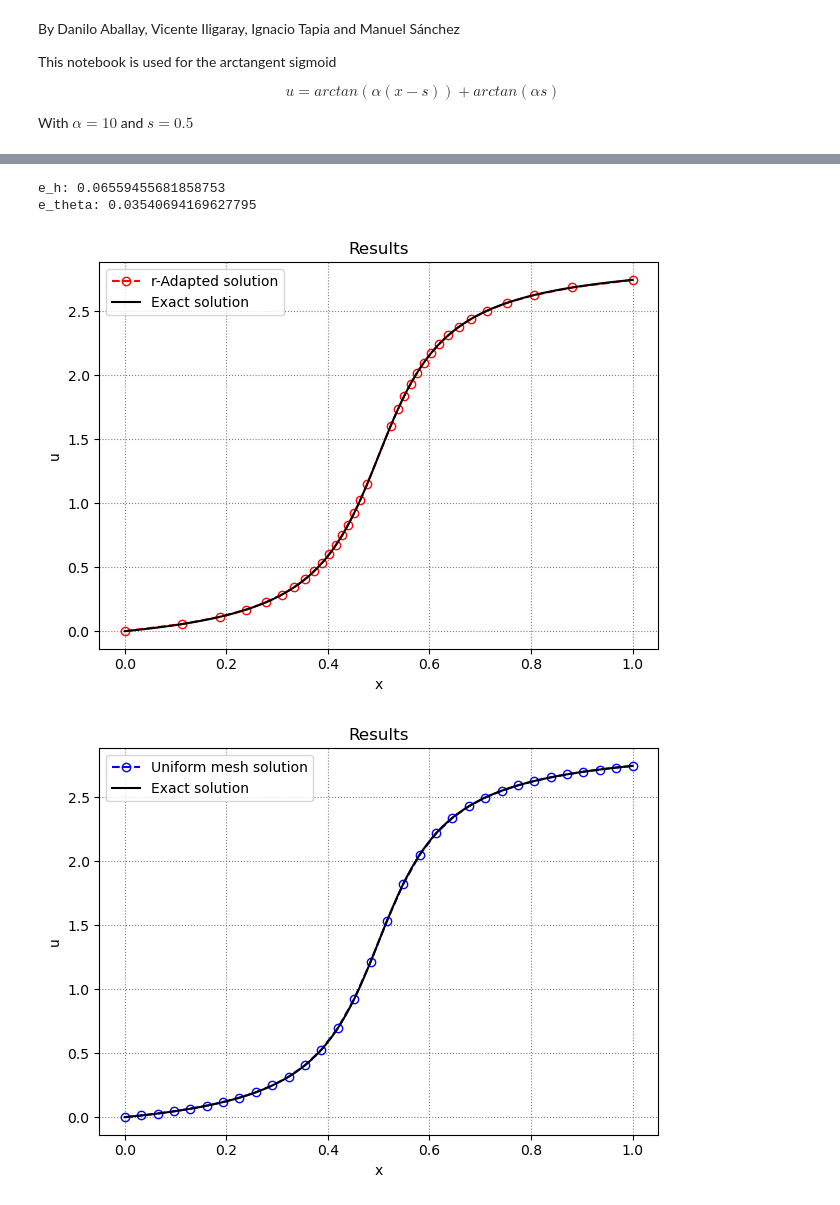
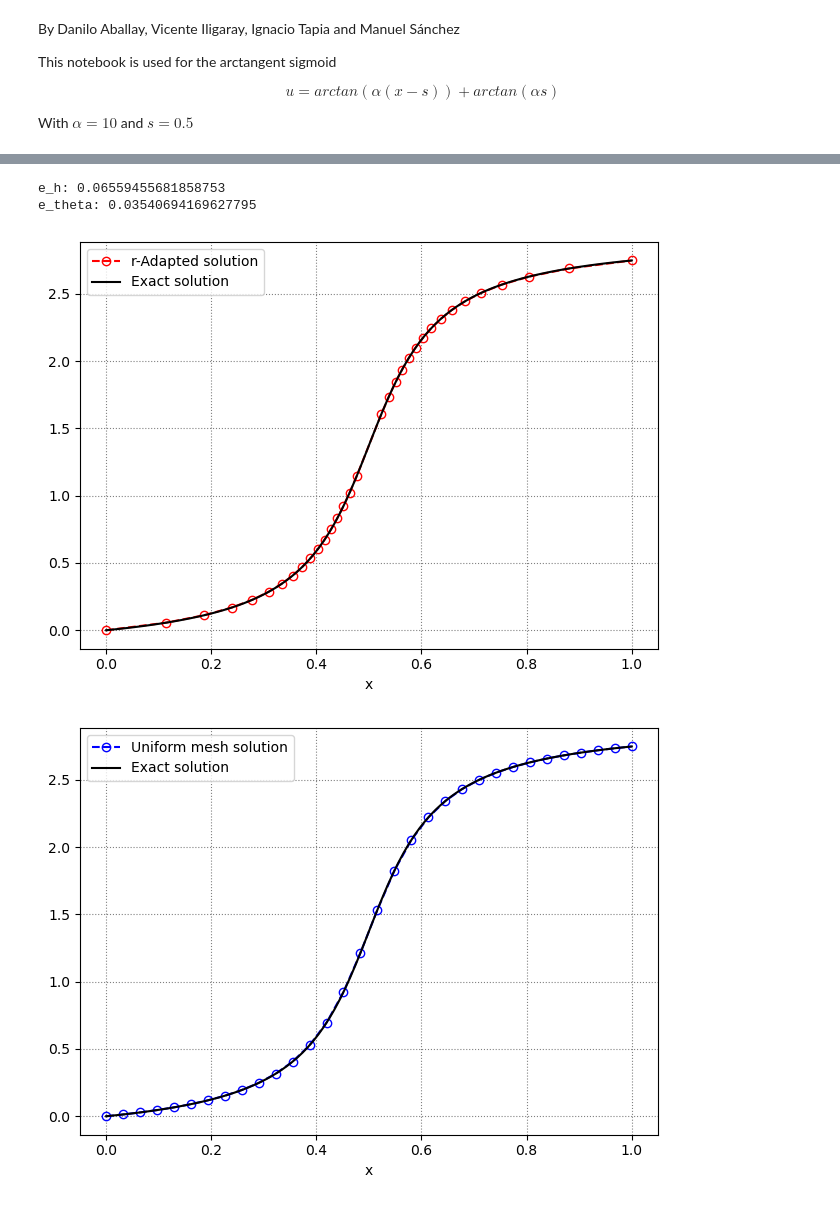
Before and after one commit to ManuelSanchezUribe/rFEM-NN, a Jupyter notebook: 1D/sigmoid/non-parametric/example.ipynb, the cells around one changed output, grey strips where cells are left out. Saved outputs shown, nothing was run; the diff lists cells and outputs as text; code cells hidden in the pictures.

```diff
--- a/1D/sigmoid/non-parametric/example.ipynb
+++ b/1D/sigmoid/non-parametric/example.ipynb
@@ -96,39 +96,34 @@ print('e_h:', rel_error_h)
 print('e_theta:', rel_error_theta[-1])
 
 # Plot the approximate solution obtained from the trained model
 plt.figure(1)
 plt.plot(node_coords, u,'o--', color='r', fillstyle='none')
 plt.plot(x, y, color='k')
 plt.xlabel('x')
-plt.ylabel('u')
 plt.legend(['r-Adapted solution', 'Exact solution'])
-plt.title('Results')
 plt.grid(which = 'both', axis = 'both', linestyle = ':', color = 'gray')
 plt.tight_layout()
 
 # Plot the approximate solution obtained from the uniform mesh
 plt.figure(2)
 plt.plot(uniform_coords, o, 'o--', color='b', fillstyle='none')
 plt.plot(x, y, color='k')
 plt.xlabel('x')
-plt.ylabel('u')
 plt.legend(['Uniform mesh solution', 'Exact solution'])
-plt.title('Results')
 plt.grid(which = 'both', axis = 'both', linestyle = ':', color = 'gray')
 plt.tight_layout()
 
 # Plot the relative error
 plt.figure(3)
 plt.loglog(np.arange(1,iterations+1), rel_error_theta,'-.', color='b')
-plt.xlabel('x')
-plt.ylabel('u')
-plt.title('Results')
+plt.xlabel('Iterations')
+plt.ylabel('Relative error')
 plt.grid(which = 'both', axis = 'both', linestyle = ':', color = 'gray')
 plt.tight_layout()
 
 plt.show()
 # %% [output]
 e_h: 0.06559455681858753
 e_theta: 0.03540694169627795
-[figure, old version]
+[figure, new version]
-[figure, old version]
+[figure, new version]
```
Also changed, not shown: parts of 2 cells of this notebook.
